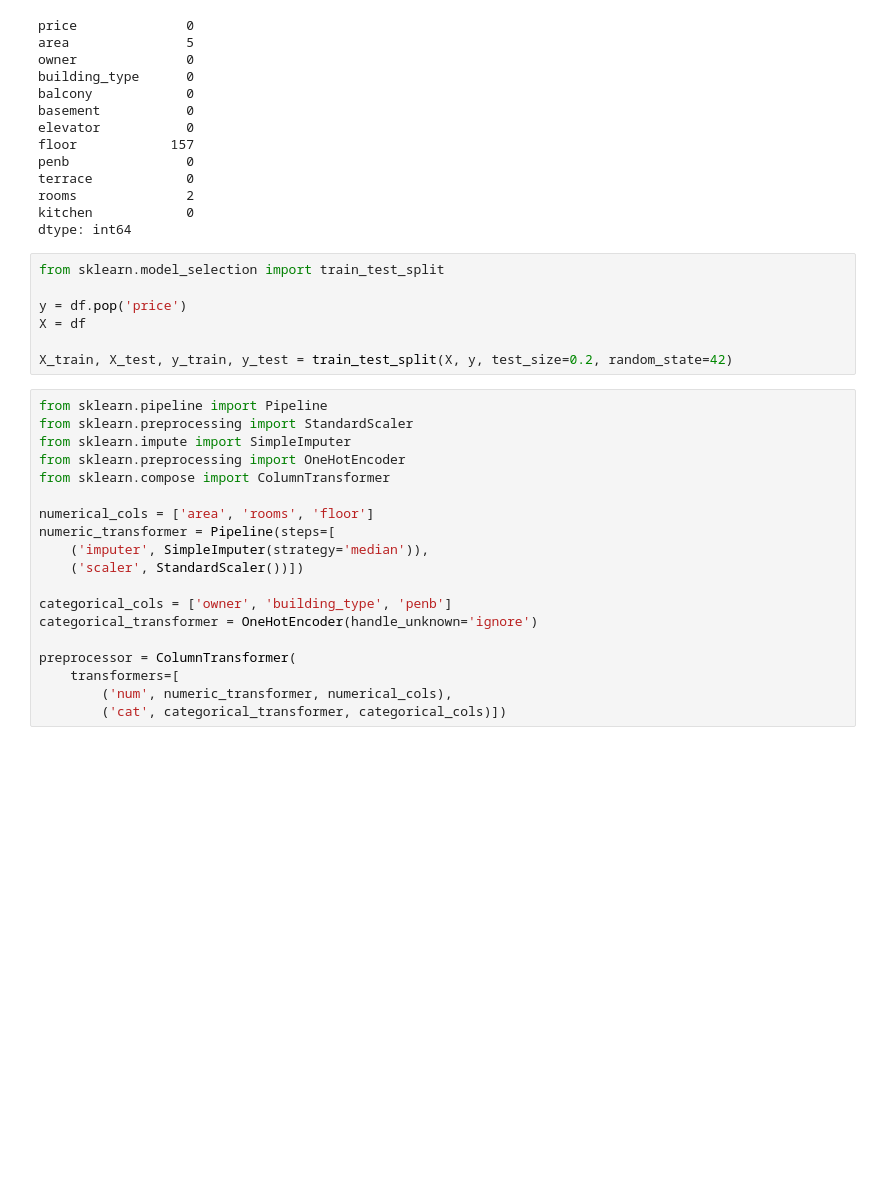
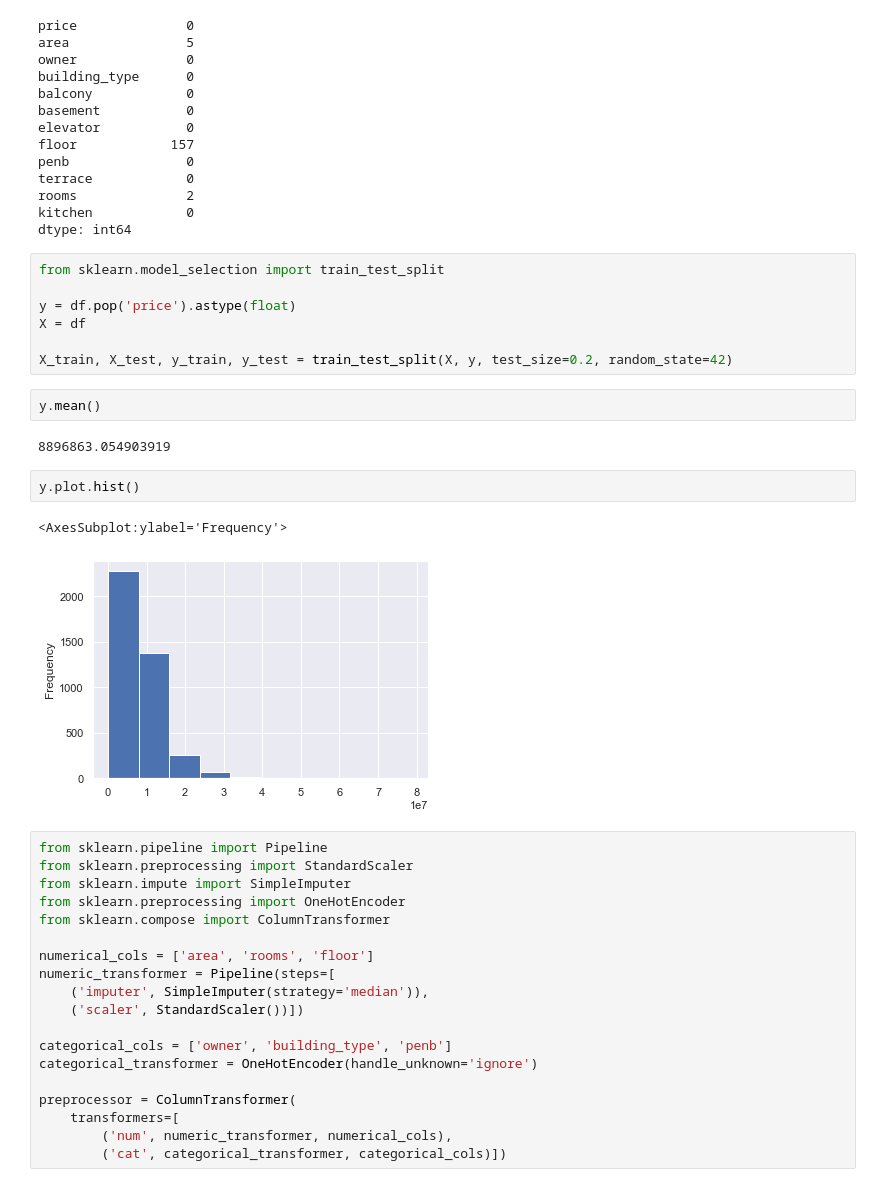
Before and after one commit to cptdom/Tym09_devs, a Jupyter notebook: modelling.ipynb, the cells around one changed output. Cells and saved outputs as stored; diff of their text form; blank space fills up the shorter version.

```diff
--- a/modelling.ipynb
+++ b/modelling.ipynb
@@ -312,10 +312,19 @@ dtype: int64
 # %%
 from sklearn.model_selection import train_test_split
 
-y = df.pop('price')
+y = df.pop('price').astype(float)
 X = df
 
 X_train, X_test, y_train, y_test = train_test_split(X, y, test_size=0.2, random_state=42)
+# %%
+y.mean()
+# %% [output]
+8896863.054903919
+# %%
+y.plot.hist()
+# %% [output]
+<AxesSubplot:ylabel='Frequency'>
+[figure, added]
 # %%
 from sklearn.pipeline import Pipeline
 from sklearn.preprocessing import StandardScaler
```
Also changed, not shown: parts of 2 cells of this notebook.
